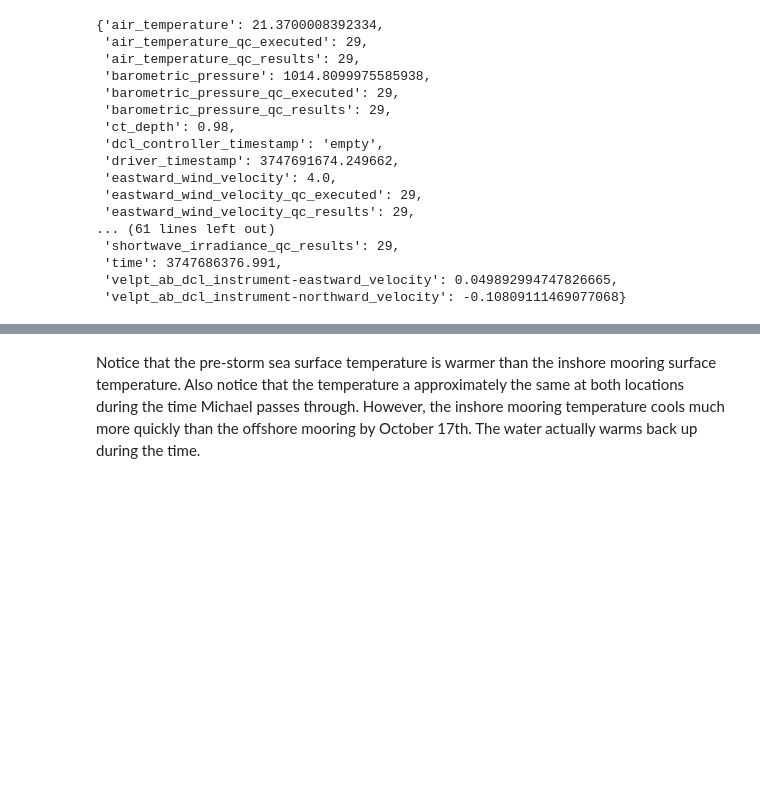
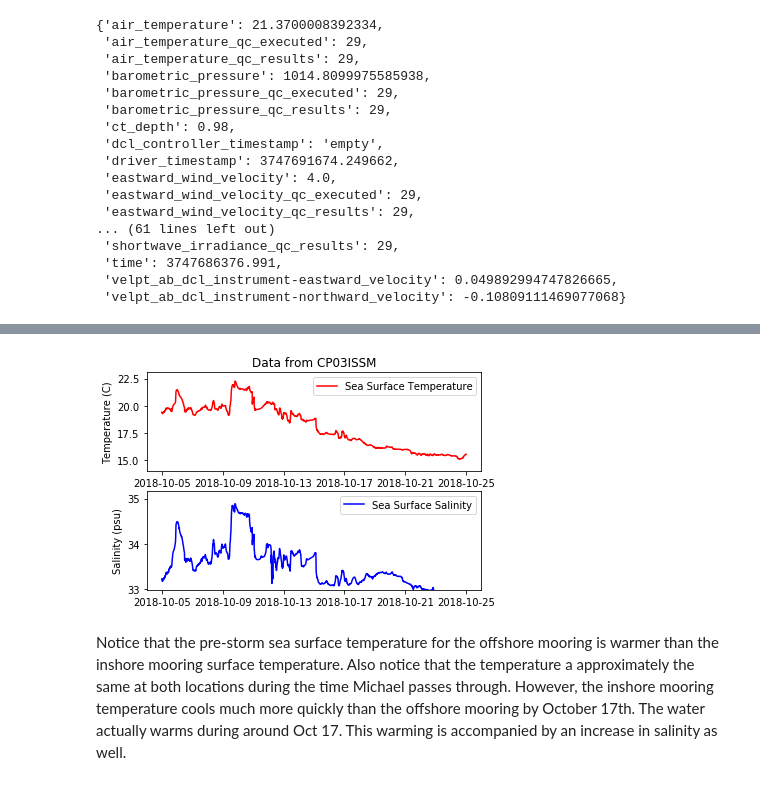
Before and after one commit to jrudzin/python_data_analysis, a Jupyter notebook: timeseries_OOI.ipynb, the cells around one changed output, grey strips where cells are left out. Cells and saved outputs as stored; diff of their text form; code cells hidden in the pictures; blank space fills up the shorter version.

```diff
--- a/timeseries_OOI.ipynb
+++ b/timeseries_OOI.ipynb
@@ -179,2 +173,19 @@ plt.xticks(rotation=50,ha='right');
+# %%
+#Let's plot the inshore mooring temperature again here so we can compare them
+fig, axs = plt.subplots(2, 1)
+axs[0].plot_date(time, temp, 'r',label='Sea Surface Temperature');
+axs[0].set_ylabel('Temperature (C)');
+axs[0].set_title('Data from %s' % (site));
+axs[0].legend(frameon=1, facecolor='w');
+axs[0].set_ylim(tbot,ttop);
+#axs[0].set_xticks(rotation=50,ha='right');
+
+axs[1].plot_date(time, sal, 'b',label='Sea Surface Salinity');
+axs[1].set_ylabel('Salinity (psu)');
+axs[1].legend(frameon=1, facecolor='w');
+axs[1].set_ylim(sbot,stop);
+#axs[1].set_xticks(rotation=50,ha='right');
+# %% [output]
+[figure, added]
 # %% [markdown]
-Notice that the pre-storm sea surface temperature is warmer than the inshore mooring surface temperature. Also notice that the temperature a approximately the same at both locations during the time Michael passes through. However, the inshore mooring temperature cools much more quickly than the offshore mooring by October 17th. The water actually warms back up during the time.
+Notice that the pre-storm sea surface temperature for the offshore mooring is warmer than the inshore mooring surface temperature. Also notice that the temperature a approximately the same at both locations during the time Michael passes through. However, the inshore mooring temperature cools much more quickly than the offshore mooring by October 17th. The water actually warms during around Oct 17. This warming is accompanied by an increase in salinity as well.
```
Also changed, not shown: parts of 11 cells of this notebook.
